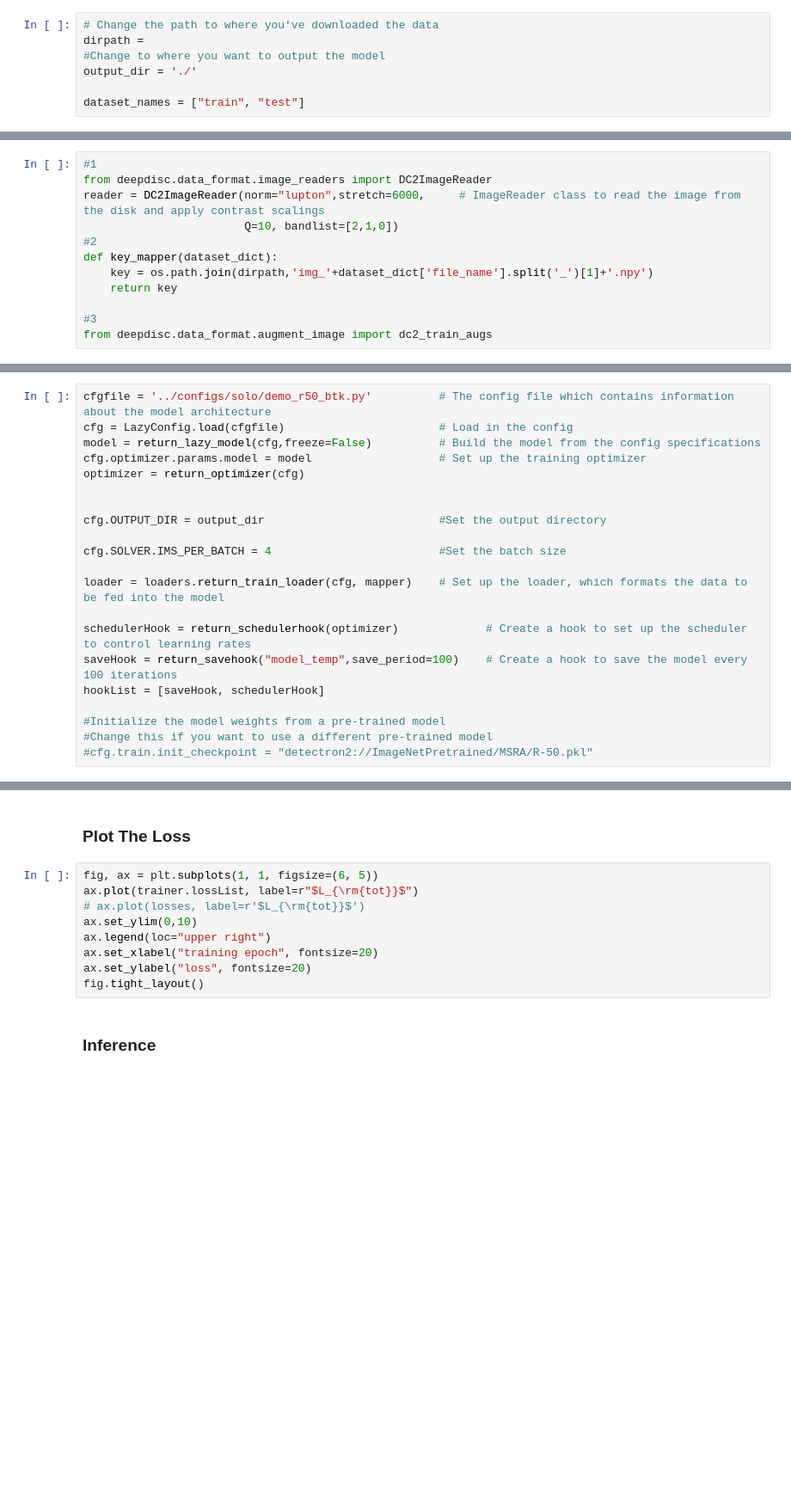
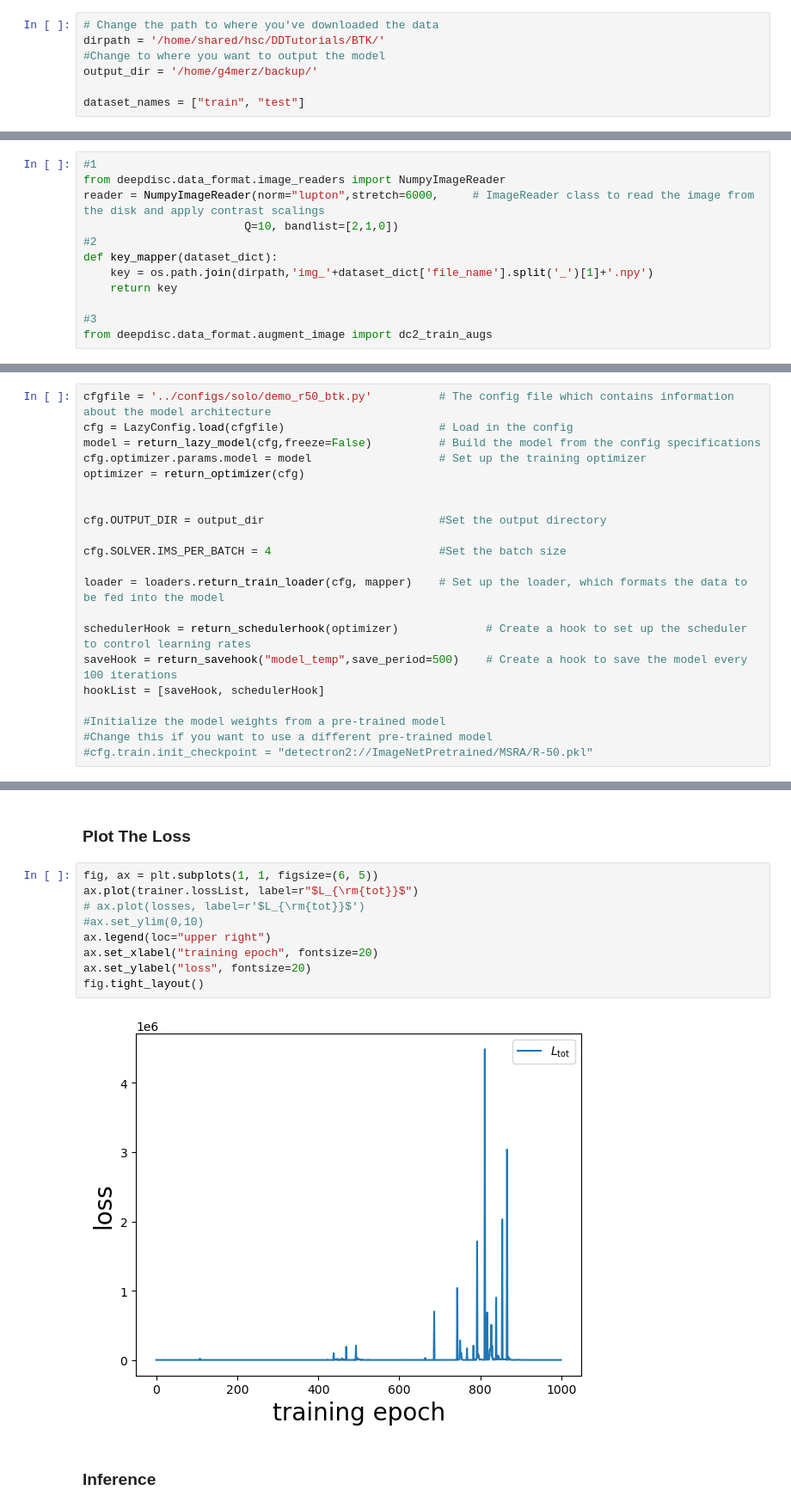
Before and after one commit to grantmerz/deepdisc, a Jupyter notebook: notebooks/demo_btk.ipynb, the cells around one changed output, grey strips where cells are left out. Shown at 86% size. Saved outputs shown, nothing was run; the diff lists cells and outputs as text; blank space fills up the shorter version.

```diff
--- a/notebooks/demo_btk.ipynb
+++ b/notebooks/demo_btk.ipynb
@@ -42,9 +42,9 @@ from deepdisc.data_format.file_io import DDLoader
 from deepdisc.data_format.annotation_functions.annotate_hsc import annotate_hsc
 # %%
 # Change the path to where you've downloaded the data
-dirpath =
+dirpath = '/home/shared/hsc/DDTutorials/BTK/'
 #Change to where you want to output the model
-output_dir = './'
+output_dir = '/home/g4merz/backup/'
 
 dataset_names = ["train", "test"]
 # %% [markdown]
@@ -102,8 +105,8 @@ All of this is wrapped into the `DictMapper` class.  The `DictMapper` has three
 3. augmentations: These are custom data augmentations that will be applied during training
 # %%
 #1
-from deepdisc.data_format.image_readers import DC2ImageReader
-reader = DC2ImageReader(norm="lupton",stretch=6000,     # ImageReader class to read the image from the disk and apply contrast scalings
+from deepdisc.data_format.image_readers import NumpyImageReader
+reader = NumpyImageReader(norm="lupton",stretch=6000,     # ImageReader class to read the image from the disk and apply contrast scalings
                         Q=10, bandlist=[2,1,0])
 #2
 def key_mapper(dataset_dict):
@@ -196,7 +205,7 @@ cfg.SOLVER.IMS_PER_BATCH = 4                         #Set the batch size
 loader = loaders.return_train_loader(cfg, mapper)    # Set up the loader, which formats the data to be fed into the model
 
 schedulerHook = return_schedulerhook(optimizer)             # Create a hook to set up the scheduler to control learning rates
-saveHook = return_savehook("model_temp",save_period=100)    # Create a hook to save the model every 100 iterations
+saveHook = return_savehook("model_temp",save_period=500)    # Create a hook to save the model every 100 iterations
 hookList = [saveHook, schedulerHook]
 
 #Initialize the model weights from a pre-trained model
@@ -217,12 +280,14 @@ trainer.train(0, 1000)   # train for 1000 iterations
 # %%
 fig, ax = plt.subplots(1, 1, figsize=(6, 5))
 ax.plot(trainer.lossList, label=r"$L_{\rm{tot}}$")
 # ax.plot(losses, label=r'$L_{\rm{tot}}$')
-ax.set_ylim(0,10)
+#ax.set_ylim(0,10)
 ax.legend(loc="upper right")
 ax.set_xlabel("training epoch", fontsize=20)
 ax.set_ylabel("loss", fontsize=20)
 fig.tight_layout()
+# %% [output]
+[figure, added]
 # %% [markdown]
 ### Inference
 # %% [markdown]
```
Also changed, not shown: parts of 5 cells of this notebook, 11 other files.
